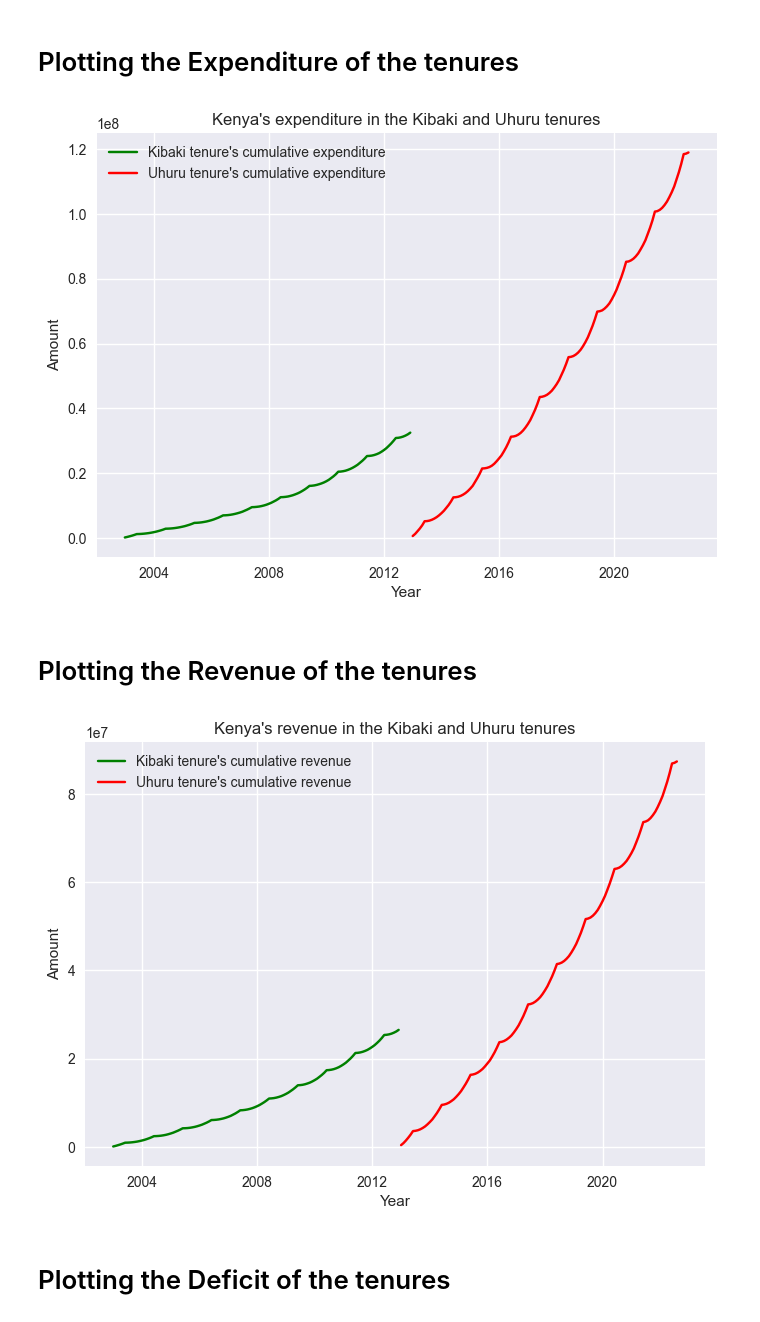
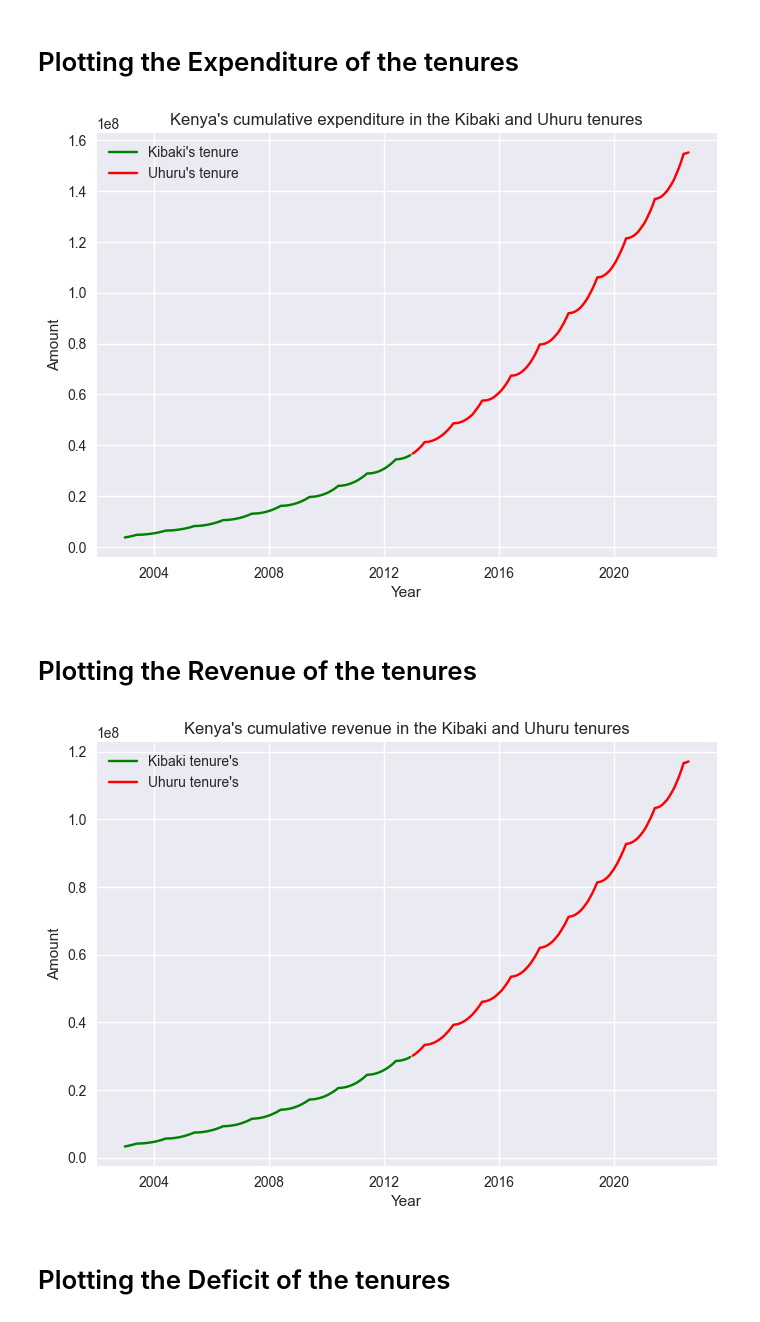
Before and after one commit to Carolkinyua-hub/Public_Finance, a Jupyter notebook: PROJECT_COLAB.ipynb, the cells around one changed output. Cells and saved outputs as stored; diff of their text form; code cells hidden in the pictures.

Commit message:
Cumulative figures for the graphs

```diff
--- a/PROJECT_COLAB.ipynb
+++ b/PROJECT_COLAB.ipynb
@@ -526,35 +526,36 @@ Uhuru.head()
 # %% [markdown]
 # Plotting the Expenditure of the tenures
 # %%
-plt.plot(Kibaki['DATE'], Kibaki['TOTAL EXPENDITURE'].cumsum(),
-         label="Kibaki tenure's cumulative expenditure", color='green')
-plt.plot(Uhuru['DATE'], Uhuru['TOTAL EXPENDITURE'].cumsum(),
-         label="Uhuru tenure's cumulative expenditure", color='red')
+plt.plot(Revenue_Expenditure['DATE'][Kibaki_Regime], Revenue_Expenditure['CUM TOTAL EXPENDITURE'][Kibaki_Regime],
+         label="Kibaki's tenure", color='green')
+plt.plot(Revenue_Expenditure['DATE'][Uhuru_Regime], Revenue_Expenditure['CUM TOTAL EXPENDITURE'][Uhuru_Regime],
+         label="Uhuru's tenure", color='red')
 
 
-plt.title("Kenya's expenditure in the Kibaki and Uhuru tenures")
+plt.title("Kenya's cumulative expenditure in the Kibaki and Uhuru tenures")
 plt.ylabel("Amount")
 plt.xlabel("Year")
 plt.legend()
 plt.show()
 # %% [output]
-[figure, old version]
+[figure, new version]
 # %% [markdown]
 # Plotting the Revenue of the tenures
 # %%
-plt.plot(Kibaki['DATE'], Kibaki['TOTAL REVENUE'].cumsum(),
-         label="Kibaki tenure's cumulative revenue", color='green')
-plt.plot(Uhuru['DATE'], Uhuru['TOTAL REVENUE'].cumsum(),
-         label="Uhuru tenure's cumulative revenue", color='red')
+
+plt.plot(Revenue_Expenditure['DATE'][Kibaki_Regime], Revenue_Expenditure['CUM TOTAL REVENUE'][Kibaki_Regime],
+         label="Kibaki tenure's", color='green')
+plt.plot(Revenue_Expenditure['DATE'][Uhuru_Regime], Revenue_Expenditure['CUM TOTAL REVENUE'][Uhuru_Regime],
+         label="Uhuru tenure's", color='red')
 
 
-plt.title("Kenya's revenue in the Kibaki and Uhuru tenures")
+plt.title("Kenya's cumulative revenue in the Kibaki and Uhuru tenures")
 plt.ylabel("Amount")
 plt.xlabel("Year")
 plt.legend()
 plt.show()
 # %% [output]
-[figure, old version]
+[figure, new version]
 # %% [markdown]
 # Plotting the Deficit of the tenures
 # %%
```
Also changed, not shown: parts of 1 cell of this notebook.
